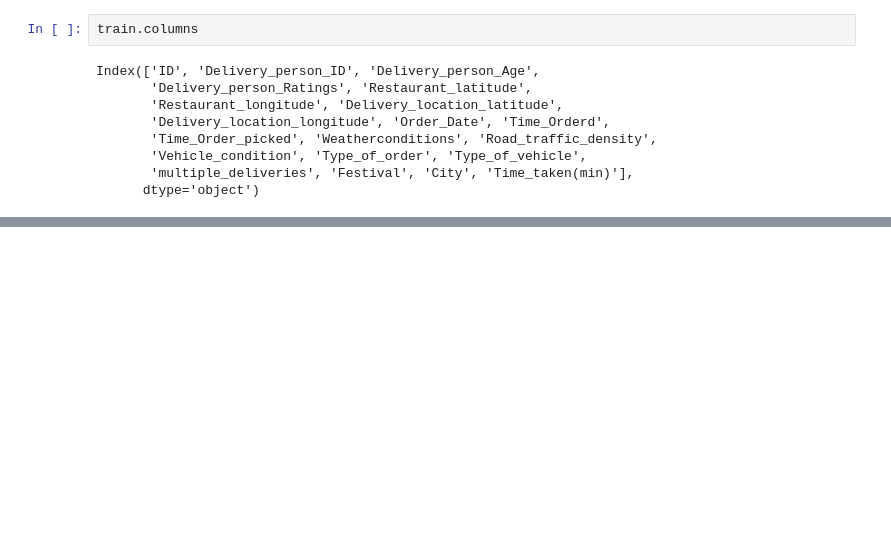
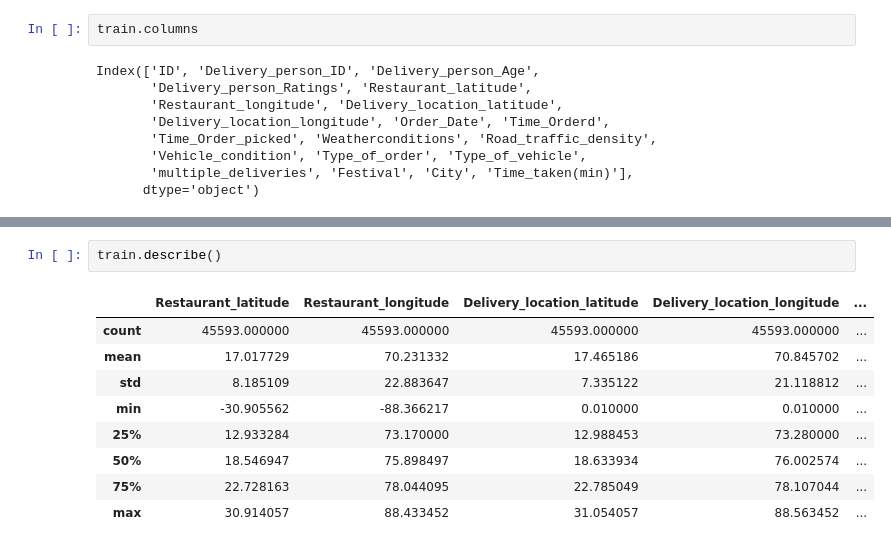
Before and after one commit to Agnik292005/Food-Delivery-Optimization, a Jupyter notebook: modelBuildPorcedure.ipynb, the cells around one changed output, grey strips where cells are left out. Drawn from its saved outputs; the diff is of its cells as text; blank space fills up the shorter version.

```diff
--- a/modelBuildPorcedure.ipynb
+++ b/modelBuildPorcedure.ipynb
@@ -57,0 +82,12 @@ Index(['ID', 'Delivery_person_ID', 'Delivery_person_Age',
+# %%
+train.describe()
+# %% [output]
+|  | Restaurant_latitude | Restaurant_longitude | Delivery_location_latitude | Delivery_location_longitude | ... |
+| count | 45593.000000 | 45593.000000 | 45593.000000 | 45593.000000 | ... |
+| mean | 17.017729 | 70.231332 | 17.465186 | 70.845702 | ... |
+| std | 8.185109 | 22.883647 | 7.335122 | 21.118812 | ... |
+| min | -30.905562 | -88.366217 | 0.010000 | 0.010000 | ... |
+| 25% | 12.933284 | 73.170000 | 12.988453 | 73.280000 | ... |
+| 50% | 18.546947 | 75.898497 | 18.633934 | 76.002574 | ... |
+| 75% | 22.728163 | 78.044095 | 22.785049 | 78.107044 | ... |
+| max | 30.914057 | 88.433452 | 31.054057 | 88.563452 | ... |
```
Also changed, not shown: parts of 14 cells of this notebook.
